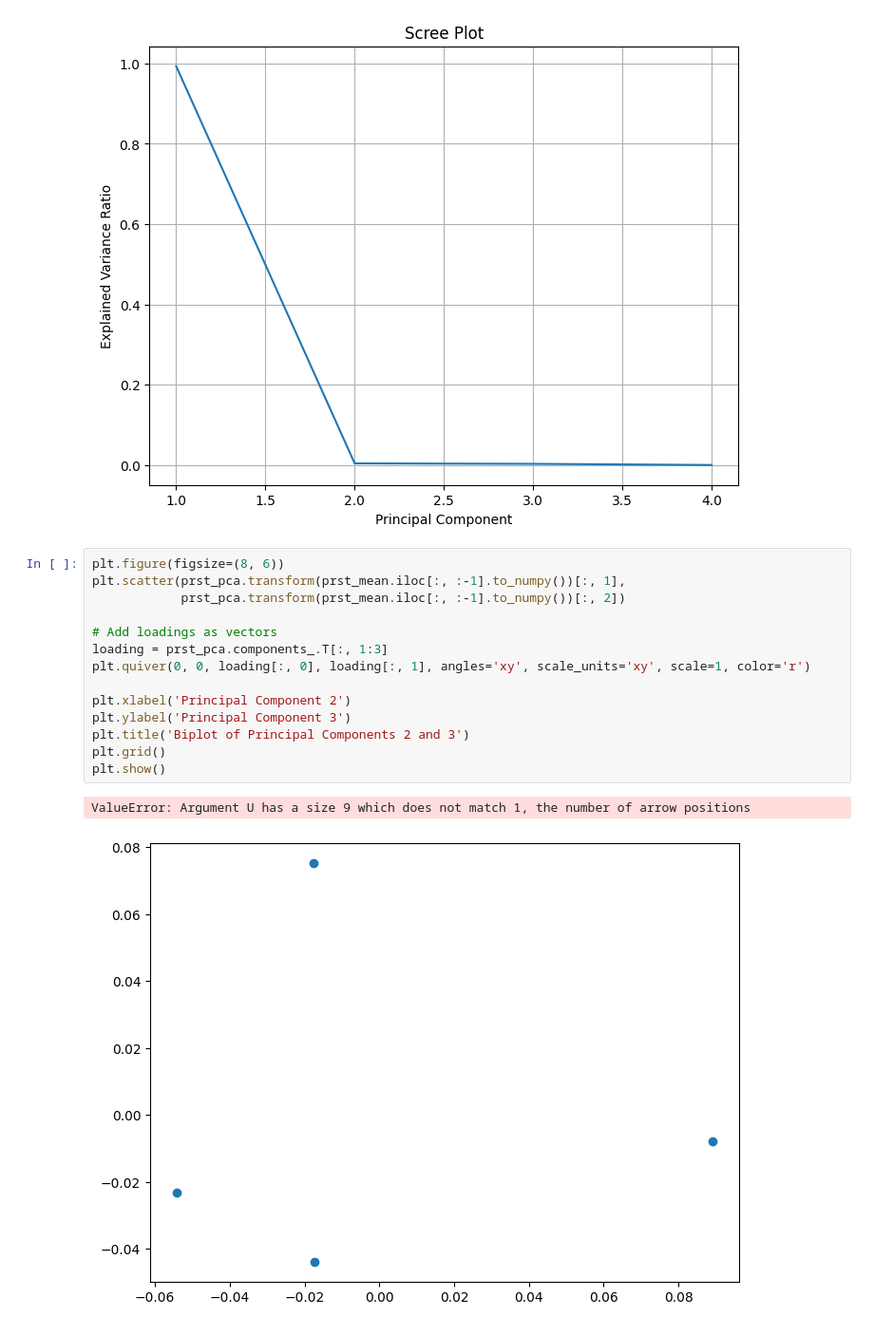
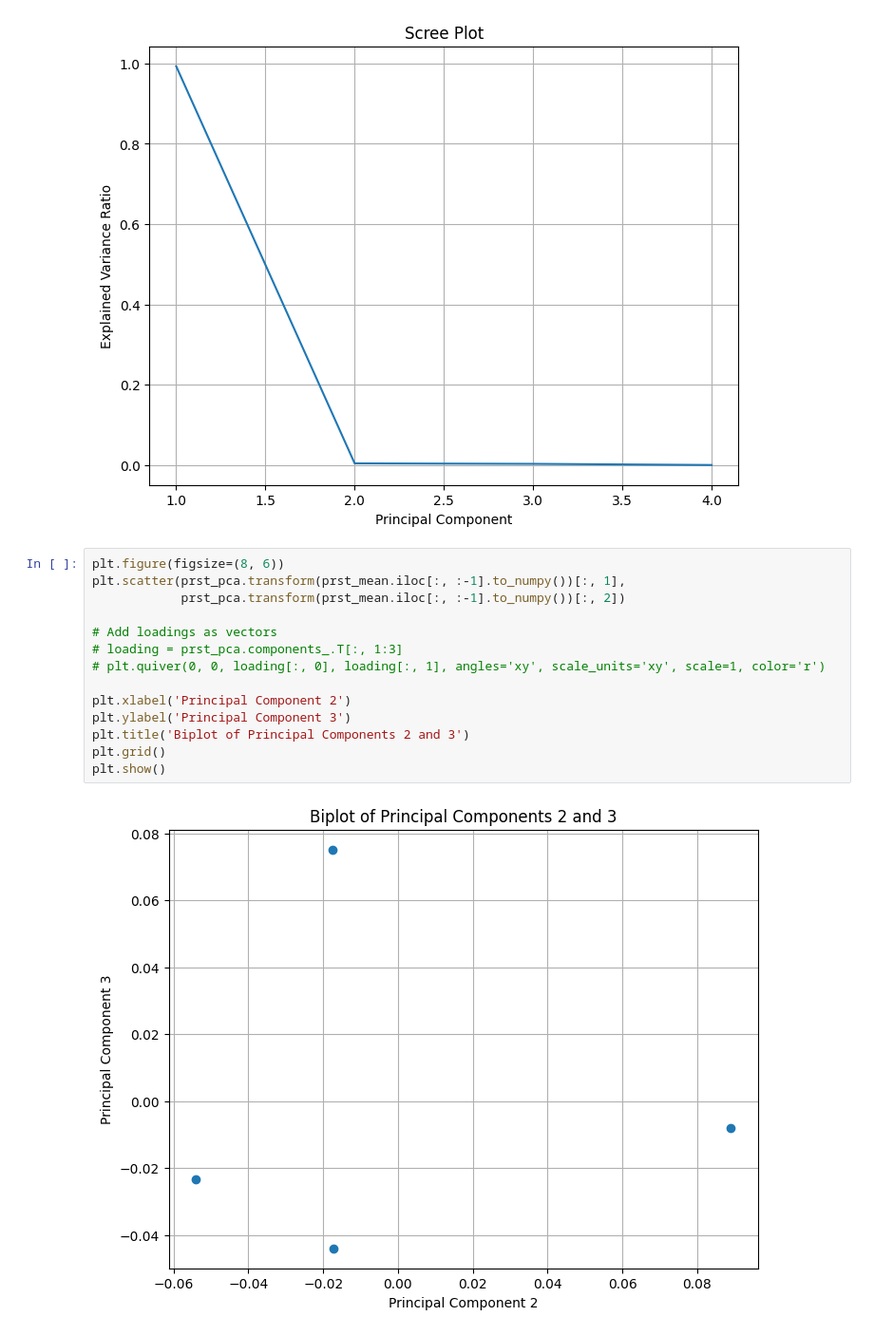
Before and after one commit to Minhsuperfragile/Learning-R, a Jupyter notebook: Chapter 8/ExerciseInPy.ipynb, the cells around one changed output. Shown: that part at 95% size. Saved outputs shown, nothing was run; the diff lists cells and outputs as text.

```diff
--- a/Chapter 8/ExerciseInPy.ipynb
+++ b/Chapter 8/ExerciseInPy.ipynb
@@ -78,17 +78,16 @@ plt.show()
 # %%
 plt.figure(figsize=(8, 6))
 plt.scatter(prst_pca.transform(prst_mean.iloc[:, :-1].to_numpy())[:, 1],
             prst_pca.transform(prst_mean.iloc[:, :-1].to_numpy())[:, 2])
 
 # Add loadings as vectors
-loading = prst_pca.components_.T[:, 1:3]
-plt.quiver(0, 0, loading[:, 0], loading[:, 1], angles='xy', scale_units='xy', scale=1, color='r')
+# loading = prst_pca.components_.T[:, 1:3]
+# plt.quiver(0, 0, loading[:, 0], loading[:, 1], angles='xy', scale_units='xy', scale=1, color='r')
 
 plt.xlabel('Principal Component 2')
 plt.ylabel('Principal Component 3')
 plt.title('Biplot of Principal Components 2 and 3')
 plt.grid()
 plt.show()
 # %% [output]
-ValueError: Argument U has a size 9 which does not match 1, the number of arrow positions
-[figure, old version]
+[figure, new version]
```
